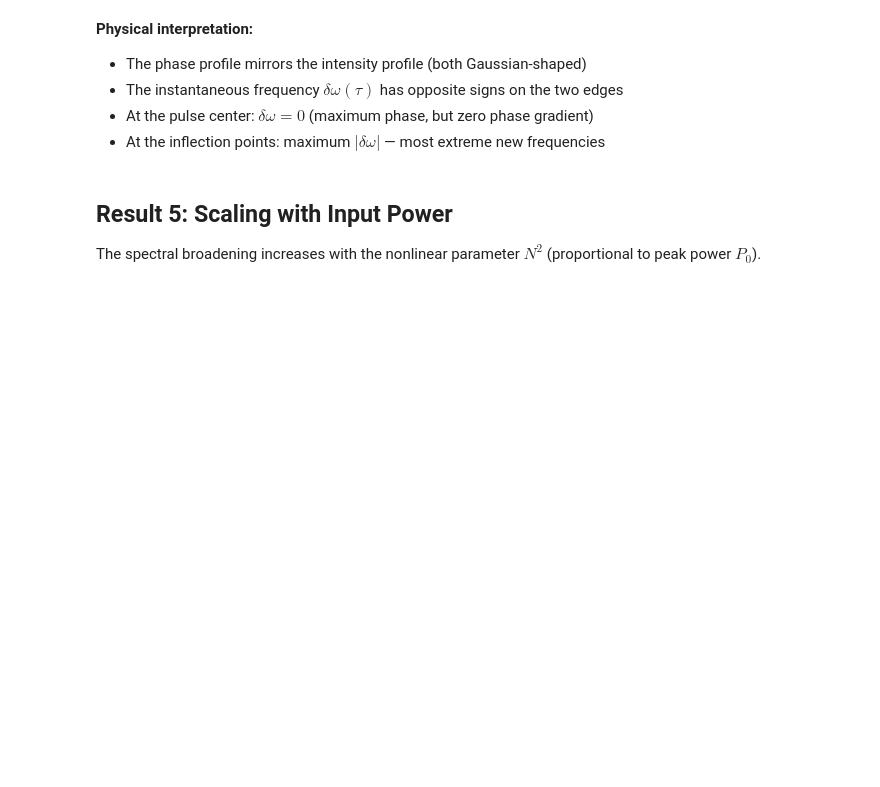
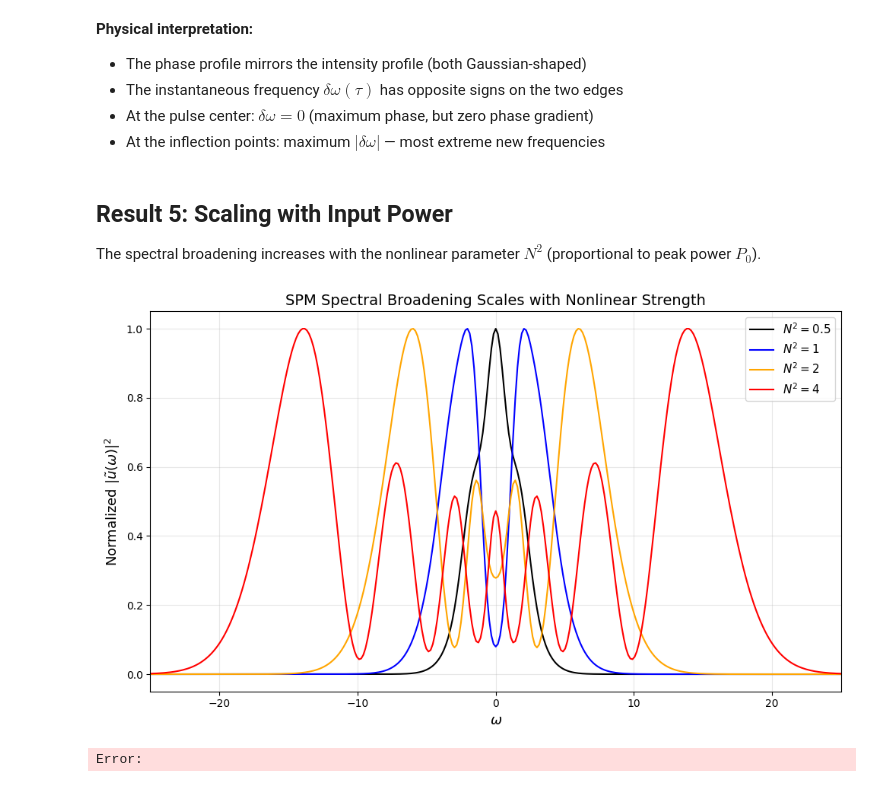
Before and after one commit to abbas-ahmad-cowlar/split-step-fourier-nlse, a Jupyter notebook: notebooks/02_spm.ipynb, the cells around one changed output. Cells and saved outputs as stored; diff of their text form; code cells hidden in the pictures; blank space fills up the shorter version.

```diff
--- a/notebooks/02_spm.ipynb
+++ b/notebooks/02_spm.ipynb
@@ -234,3 +234,26 @@ plt.show()
 
 The spectral broadening increases with the nonlinear parameter $N^2$ (proportional to
 peak power $P_0$).
+# %%
+fig, ax = plt.subplots(figsize=(10, 6))
+for N_sq_test, color in zip([0.5, 1.0, 2.0, 4.0],
+                             ['black', 'blue', 'orange', 'red']):
+    _, u_tmp = ssfm_propagate(u0, tau, omega, xi_max=xi_max,
+                               N_z=N_z, s=0, N_sq=N_sq_test)
+    spectrum = np.abs(np.fft.fftshift(np.fft.fft(u_tmp[-1])))**2
+    spectrum /= np.max(spectrum)
+    ax.plot(omega_shifted, spectrum, color=color, linewidth=1.5,
+            label=rf'$N^2={N_sq_test:g}$')
+
+ax.set_xlim(-25, 25)
+ax.set_xlabel(r'$\omega$', fontsize=13)
+ax.set_ylabel(r'Normalized $|\tilde{u}(\omega)|^2$', fontsize=13)
+ax.set_title('SPM Spectral Broadening Scales with Nonlinear Strength', fontsize=14)
+ax.legend(fontsize=11)
+ax.grid(True, alpha=0.3)
+fig.tight_layout()
+save_figure(fig, FIG_DIR / "nb02_power_scaling.png")
+plt.show()
+# %% [output]
+[figure, added]
+Error:
```
